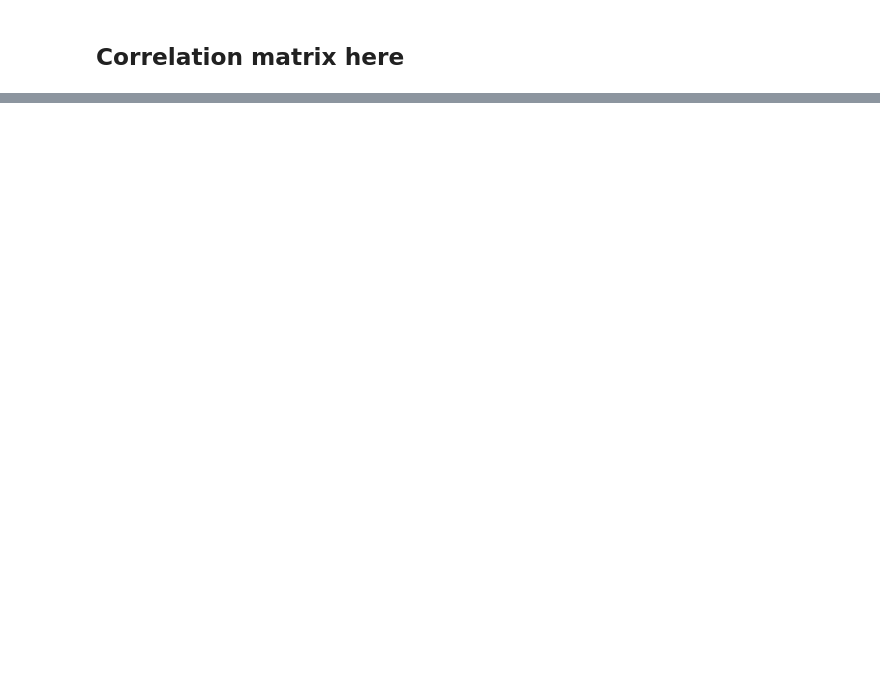
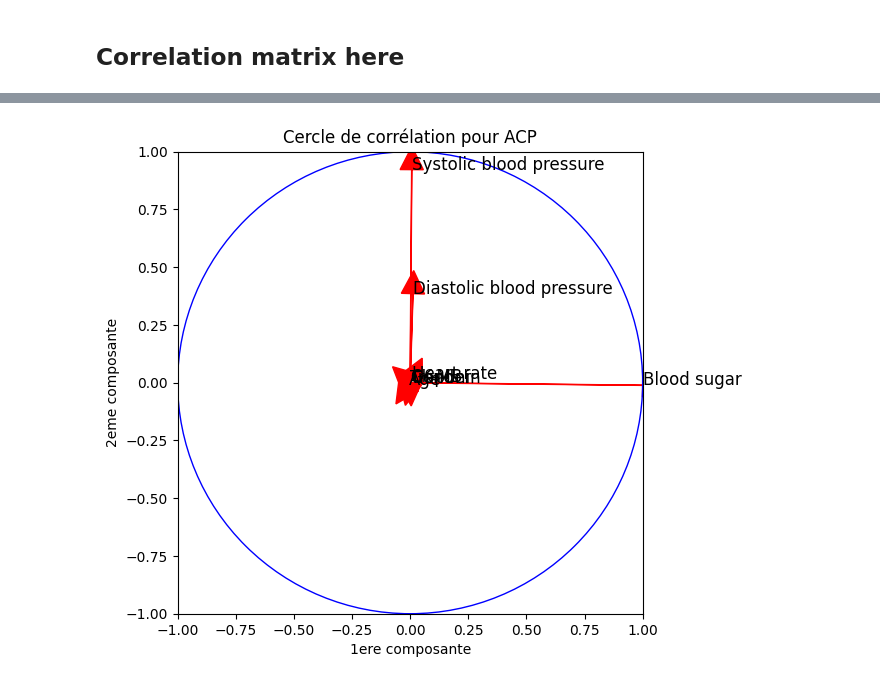
Before and after one commit to PlasmOwO/heart-attack, a Jupyter notebook: heartattackv1bis.ipynb, the cells around one changed output, grey strips where cells are left out. Drawn from its saved outputs; the diff is of its cells as text; code cells hidden in the pictures; blank space fills up the shorter version.

```diff
--- a/heartattackv1bis.ipynb
+++ b/heartattackv1bis.ipynb
@@ -419,0 +425,3 @@ plt.legend()
+# %%
+data_clean_unlabeled = data_clean.drop("Result", axis=1)
+data_clean_unlabeled
@@ -419,0 +467,4 @@ plt.legend()
+# %%
+#PCA pour 2 composantes
+pca = PCA(n_components = 2).fit(data_clean_unlabeled)
+pca.explained_variance_ratio_
@@ -419,0 +482,31 @@ plt.legend()
+# %%
+pcs = pca.components_
+
+# Longueur des variables sur les composantes principales
+sqrt_eigenvalues = np.sqrt(pca.explained_variance_)
+
+# Initialiser la figure
+fig, ax = plt.subplots(figsize = (6,6))
+
+# Tracer les axes des composantes principales
+for i, (x, y) in enumerate(zip(pcs[0, :], pcs[1, :])):
+    ax.arrow(0, 0, x, y, head_width=0.1, head_length=0.1, fc='r', ec='r')
+    ax.text(x, y, data_clean_unlabeled.columns[i], fontsize='12')
+
+# Ajouter un cercle
+circle = plt.Circle((0,0), 1, color='b', fill=False)
+ax.add_artist(circle)
+
+# Définir les limites des axes
+plt.xlim([-1, 1])
+plt.ylim([-1, 1])
+
+# Label et titre
+plt.xlabel("1ere composante")
+plt.ylabel("2eme composante")
+plt.title("Cercle de corrélation pour ACP")
+
+# Afficher
+plt.show()
+# %% [output]
+[figure, added]
```
Also changed, not shown: parts of 25 cells of this notebook.
